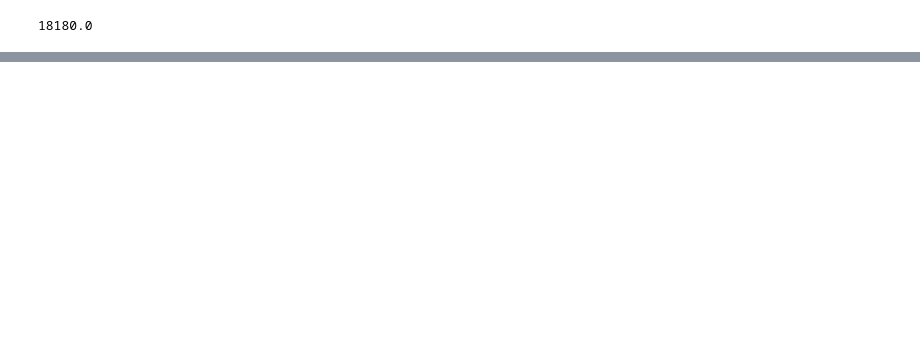
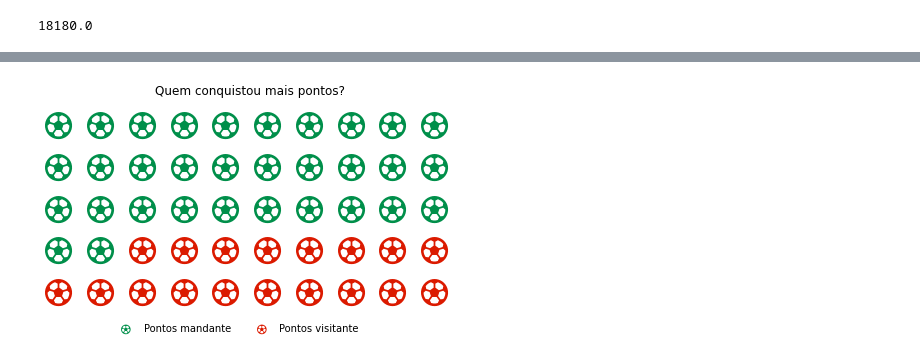
Before and after one commit to GuilhermeCarv/Brasileirao, a Jupyter notebook: Brasileirao.ipynb, the cells around one changed output, grey strips where cells are left out. Saved outputs shown, nothing was run; the diff lists cells and outputs as text; code cells hidden in the pictures; blank space fills up the shorter version.

```diff
--- a/Brasileirao.ipynb
+++ b/Brasileirao.ipynb
@@ -571,3 +600,31 @@ fig.show()
+# %%
+#Dados para o gráfico
+data = {"Pontos mandante": pontos_man, "Pontos visitante": pontos_vis}
+#Gerando gráfico Waffle
+fig = plt.figure(
+    FigureClass=Waffle,
+    rows=5,
+    columns=10,
+    values=data,
+      title={
+        'label': 'Quem conquistou mais pontos?',
+        'loc': 'center',
+        'fontdict': {
+                    'fontname':'Lato',
+                    'size':12,
+        }
+    },
+    legend={'loc': 'lower left', 'bbox_to_anchor': (0.15, -0.2),'ncol': len(data),'framealpha': 0},
+    vertical=True,
+    starting_location='NW',
+    icons = "futbol",
+    icon_style = "regular",
+    icon_legend=True,
+    colors = ['#008F4A','#DB1A00']
+)
+plt.show()
+# %% [output]
+[figure, added]
 # %%
 #Criando DataFrame auxiliar com dados de campeonato depois de 2007
 df_aux = df.drop(df[df['ano_campeonato'] < 2007].index)
```
Also changed, not shown: parts of 25 cells of this notebook.
